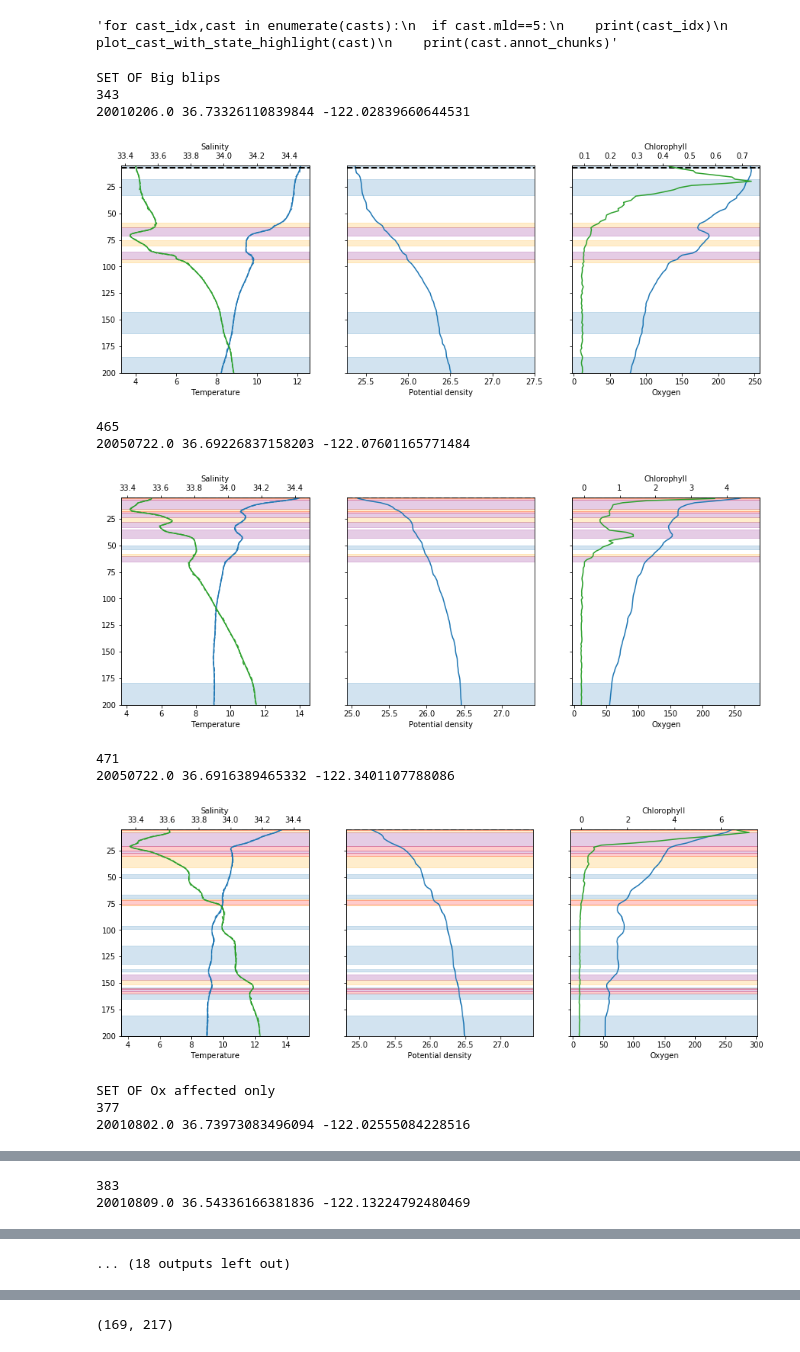
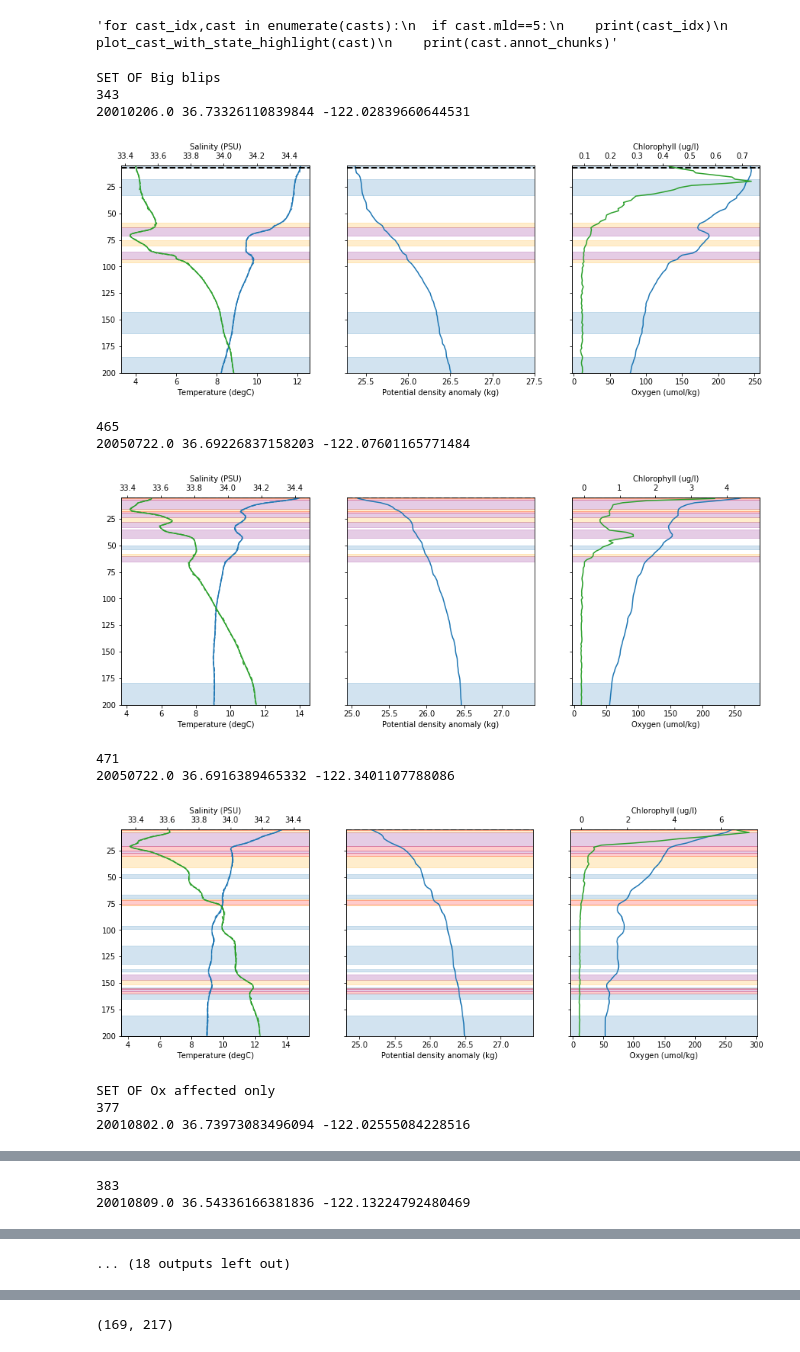
Before and after one commit to AvantiShri/ess151project, a Jupyter notebook: OceanLayersHmm.ipynb, the cells around one changed output, grey strips where cells are left out. Drawn from its saved outputs; the diff is of its cells as text; code cells hidden in the pictures.

```diff
--- a/OceanLayersHmm.ipynb
+++ b/OceanLayersHmm.ipynb
@@ -653,33 +653,34 @@ def plot_cast_with_state_highlight(cast, show_mld=True):
   annot_chunks = cast.annot_chunks
   fig,ax = plt.subplots(1,3 if ('Oxygen' in cast or 'Chlorophyll' in cast)
                         else 2, sharey=True, figsize=(15,5))
+  max_z = len(cast.map_annotations) + cast.annot_min_z
   z_intervals = np.arange(len(cast.map_annotations))+cast.annot_min_z
 
   ax[0].plot(cast['Temperature'], cast['z'], color='C0', linestyle="--")
   ax[0].plot(cast.get_smoothed('Temperature',z_intervals), z_intervals, color='C0')
-  ax[0].set_xlabel("Temperature")
+  ax[0].set_xlabel("Temperature (degC)")
   color_ax_with_boxes(ax=ax[0], annot_chunks=annot_chunks)
 
   salax = ax[0].twiny() #salinity axis
   salax.plot(cast['Salinity'], cast['z'], color='C2', linestyle="--")
   salax.plot(cast.get_smoothed('Salinity',z_intervals), z_intervals, color='C2')
-  salax.set_xlabel("Salinity")
+  salax.set_xlabel("Salinity (PSU)")
   if (show_mld):
     salax.axhline(cast.mld, color="black", linewidth=2, linestyle="--")
 
   ax[1].plot(cast.potential_density-1000, cast['z'])
   color_ax_with_boxes(ax=ax[1], annot_chunks=annot_chunks)
-  ax[1].set_xlabel("Potential density")
+  ax[1].set_xlabel("Potential density anomaly (kg)")
   if (show_mld):
     ax[1].axhline(cast.mld, color="black", linewidth=2, linestyle="--")
 
   if ('Oxygen' in cast):
     ax[2].plot(cast['Oxygen'], cast['z'])
-    ax[2].set_xlabel("Oxygen")
+    ax[2].set_xlabel("Oxygen (umol/kg)")
   if ('Chlorophyll' in cast):
     chlorax = ax[2].twiny()
     chlorax.plot(cast['Chlorophyll'], cast['z'], color='C2')
-    chlorax.set_xlabel("Chlorophyll")
+    chlorax.set_xlabel("Chlorophyll (ug/l)")
   if ('Fluorescence' in cast):
     chlorax = ax[2].twiny()
     chlorax.plot(cast['Fluorescence'], cast['z'], color='C2')
@@ -692,41 +693,41 @@ def plot_cast_with_state_highlight(cast, show_mld=True):
 
   """ax[3].plot(capped_logit(cast.map_annotations[:,0]), z_intervals, color='C0')
   ax[3].plot(capped_logit(cast.map_annotations[:,1]), z_intervals, color='C1')
   ax[3].plot(capped_logit(cast.map_annotations[:,2]), z_intervals, color='C2')
   ax[3].plot(capped_logit(cast.map_annotations[:,3]), z_intervals, color='C3')
   ax[3].plot(capped_logit(cast.map_annotations[:,4]), z_intervals, color='C4')
   ax[3].plot(capped_logit(cast.map_annotations[:,5]), z_intervals, color='C5')"""
 
 
-  ax[0].set_ylim(max_z, min_z)
+  ax[0].set_ylim(min(max_z, cast['z'][-1]), min_z)
   plt.show()
 
 sets_to_plot = [
     ('Big blips', [343, 465, 471]),
     ('Ox affected only', [377, 383]), #507 is also a barrier layer
     ('Ox and chlor affected', [306, 308, 313]),
     ('Pair obs same day dif loc, inversions conserved though move in location and thickness, Ox affected only', [452, 455]),
     #('Pair obs diff days dif loc, Ox affected only, halocline dominates trend', [501, 502]),
     ('Halocline dominates trend', [486, 501]),
     ('Barrier layer', [414, 476, 507]),
 ]
 
 for set_name, cast_indices in sets_to_plot:
   print("SET OF", set_name)
   for cast_idx in cast_indices:
     print(cast_idx)
     plot_cast_with_state_highlight(casts[cast_idx])
 # %% [output]
 SET OF Big blips
 343
 20010206.0 36.73326110839844 -122.02839660644531
-[figure, old version]
+[figure, new version]
 465
 20050722.0 36.69226837158203 -122.07601165771484
-[figure, old version]
+[figure, new version]
 471
 20050722.0 36.6916389465332 -122.3401107788086
-[figure, old version]
+[figure, new version]
 SET OF Ox affected only
 377
 20010802.0 36.73973083496094 -122.02555084228516
```
Also changed, not shown: parts of 7 cells of this notebook.
